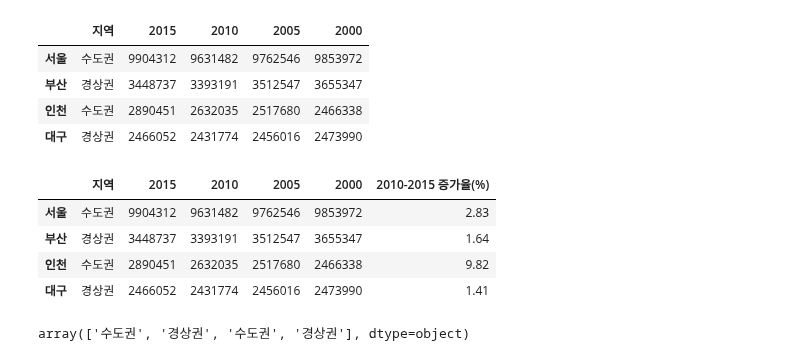
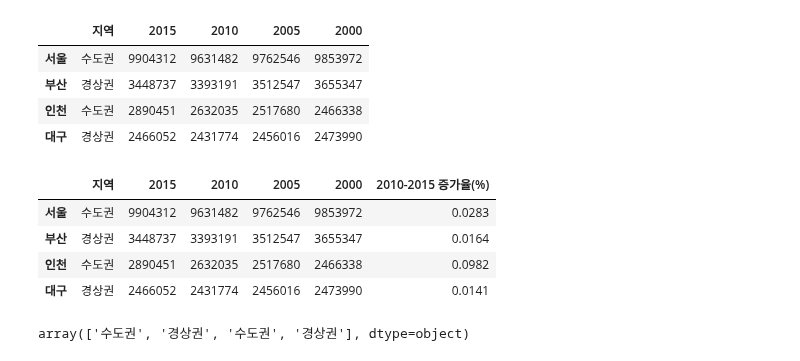
Before and after one commit to rubinkim/machine_learning_07_2022, a Jupyter notebook: 02_pandas/02_DataFrame.ipynb, the cells around one changed output. Drawn from its saved outputs; the diff is of its cells as text; code cells hidden in the pictures.

```diff
--- a/02_pandas/02_DataFrame.ipynb
+++ b/02_pandas/02_DataFrame.ipynb
@@ -26,14 +26,14 @@ df
 | 인천 | 수도권 | 2890451 | 2632035 | 2517680 | 2466338 |
 | 대구 | 경상권 | 2466052 | 2431774 | 2456016 | 2473990 |
 # %%
-df["2010-2015 증가율(%)"] = (df["2015"] - df["2010"]).div(df["2010"]).mul(100).round(2)
+df["2010-2015 증가율(%)"] = (df["2015"] - df["2010"]).div(df["2010"]).round(4)
 df
 # %% [output]
 |  | 지역 | 2015 | 2010 | 2005 | 2000 | 2010-2015 증가율(%) |
-| 서울 | 수도권 | 9904312 | 9631482 | 9762546 | 9853972 | 2.83 |
-| 부산 | 경상권 | 3448737 | 3393191 | 3512547 | 3655347 | 1.64 |
-| 인천 | 수도권 | 2890451 | 2632035 | 2517680 | 2466338 | 9.82 |
-| 대구 | 경상권 | 2466052 | 2431774 | 2456016 | 2473990 | 1.41 |
+| 서울 | 수도권 | 9904312 | 9631482 | 9762546 | 9853972 | 0.0283 |
+| 부산 | 경상권 | 3448737 | 3393191 | 3512547 | 3655347 | 0.0164 |
+| 인천 | 수도권 | 2890451 | 2632035 | 2517680 | 2466338 | 0.0982 |
+| 대구 | 경상권 | 2466052 | 2431774 | 2456016 | 2473990 | 0.0141 |
 # %%
 df.지역.values
 # %% [output]
```
Also changed, not shown: parts of 34 cells of this notebook.
